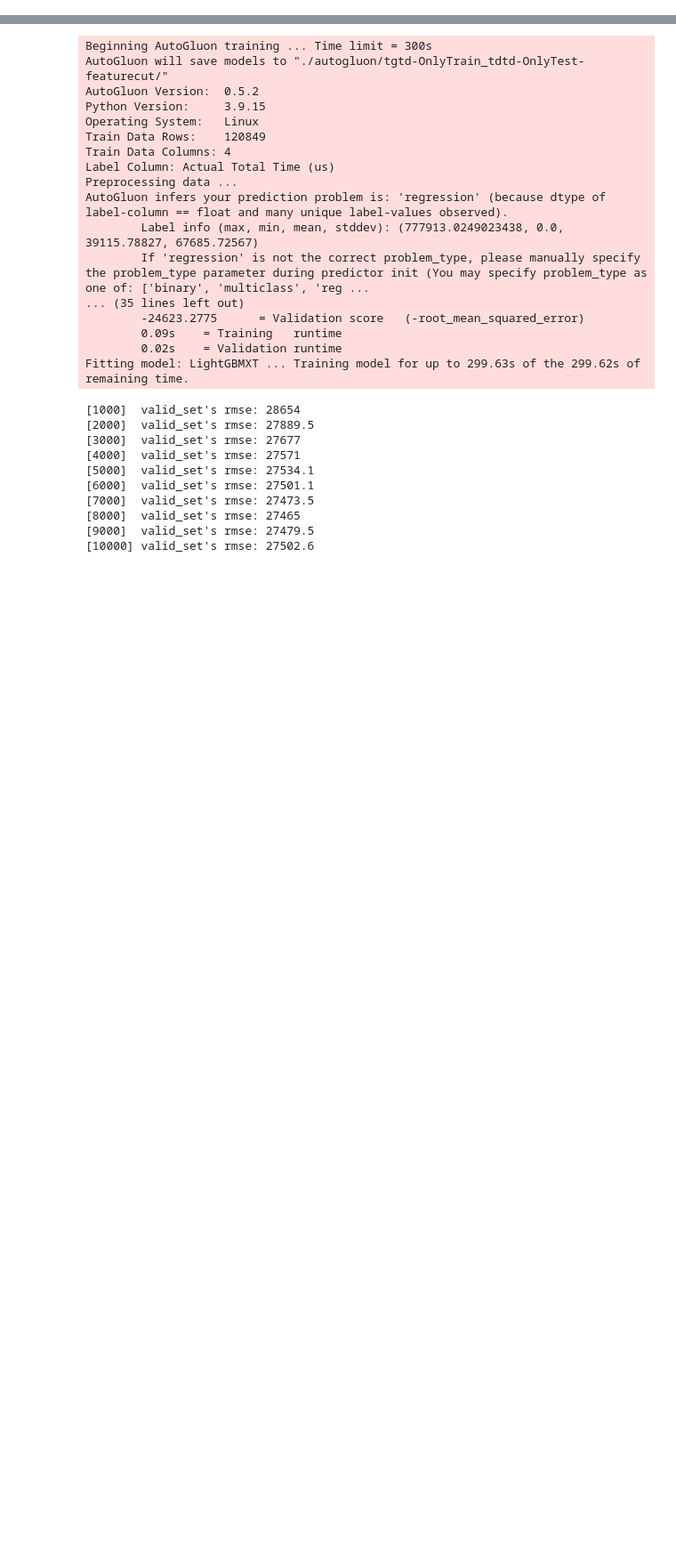
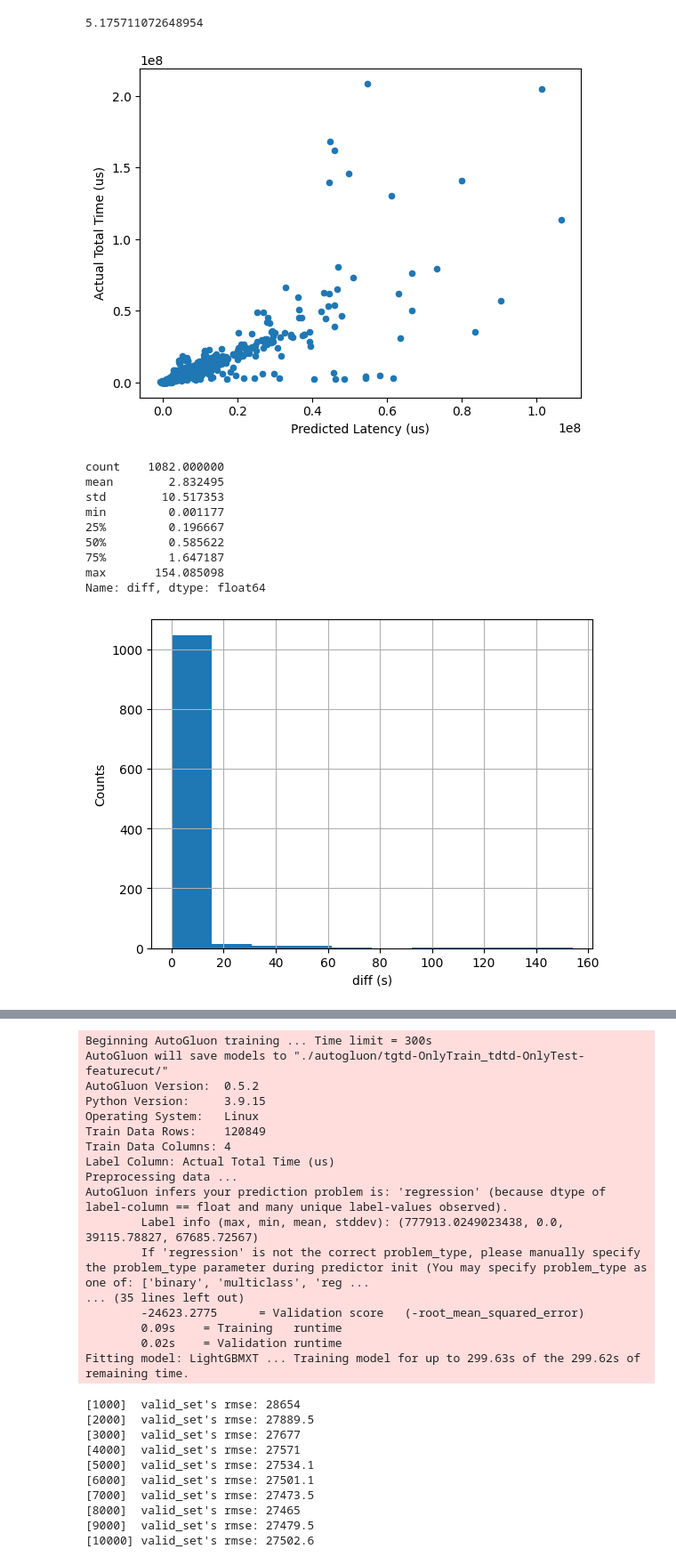
Before and after one commit to lmwnshn/dbgym-old, a Jupyter notebook: Autogluon.ipynb, the cells around one changed output, grey strips where cells are left out. Shown at 89% size. Drawn from its saved outputs; the diff is of its cells as text; code cells hidden in the pictures; blank space fills up the shorter version.

```diff
--- a/Autogluon.ipynb
+++ b/Autogluon.ipynb
@@ -0,0 +72,31 @@
+# %%
+tmp = cache[(("shift", "PerfectPrediction"), ("shift", "OnlyTest"))]["train"].copy()
+tmp["Actual Total Time (us)"].sum() / 1e6 / 60 / 60
+# %% [output]
+5.175711072648954
+# %%
+tmp = cache[(("shift", "OnlyTrain"), ("shift", "OnlyTest"))]["query"].copy()
+tmp.plot(x="Predicted Latency (us)", y="Actual Total Time (us)", kind="scatter")
+plt.show()
+tmp["diff"] = (tmp["Predicted Latency (us)"] - tmp["Actual Total Time (us)"]).abs() / 1e6
+display(tmp["diff"].describe())
+tmp["diff"].hist()
+plt.xlabel("diff (s)")
+plt.ylabel("Counts")
+plt.show()
+tmp["diff"][tmp["diff"] > 20].hist()
+plt.xlabel("diff (s)")
+plt.ylabel("Counts")
+plt.show()
+# %% [output]
+[figure, added]
+count    1082.000000
+mean        2.832495
+std        10.517353
+min         0.001177
+25%         0.196667
+50%         0.585622
+75%         1.647187
+max       154.085098
+Name: diff, dtype: float64
+[figure, added]
```
Also changed, not shown: parts of 3 cells of this notebook, 3 other files.
